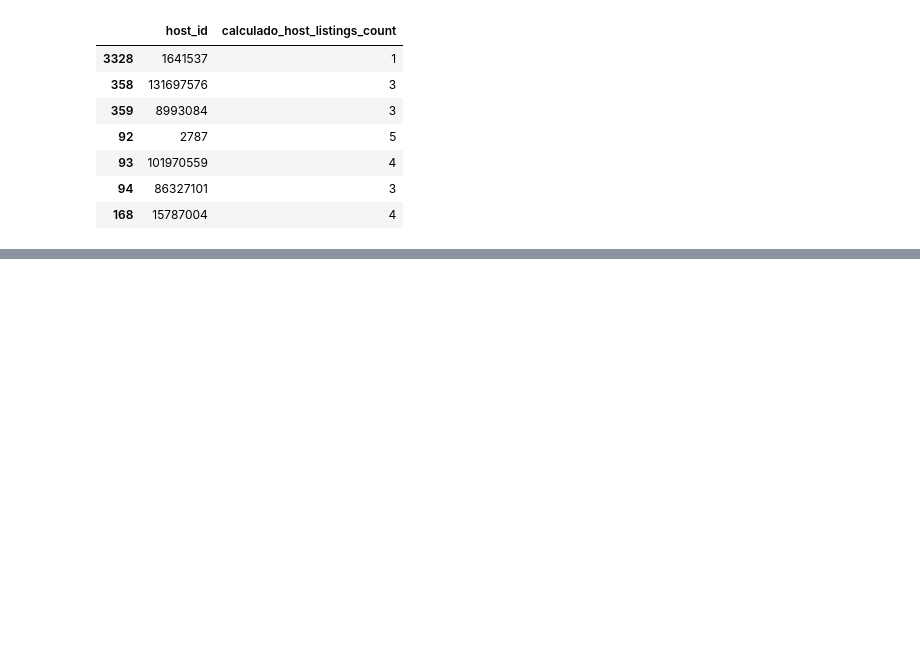
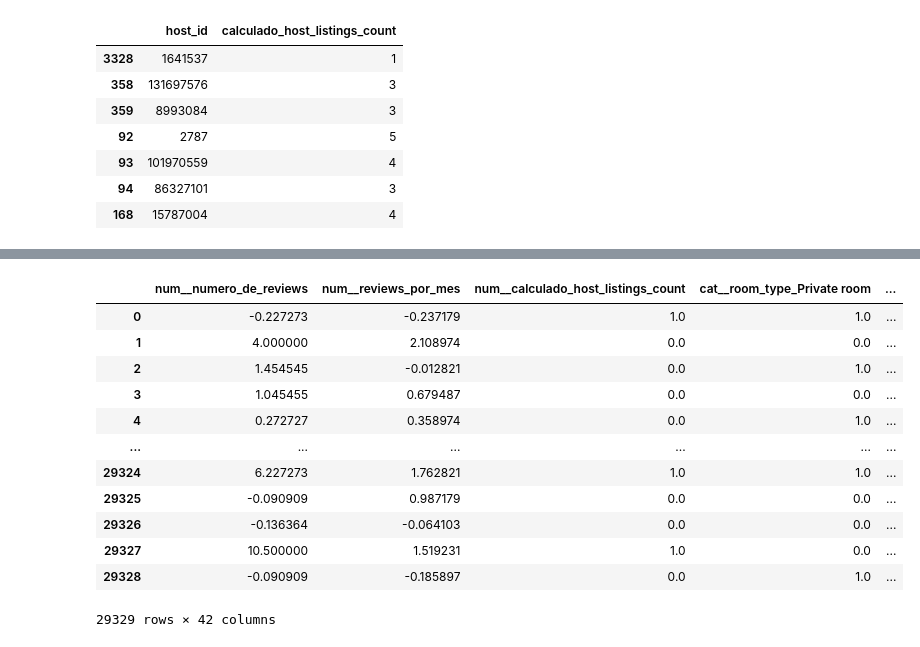
Before and after one commit to AurelioGuilherme/AmbienteDeDesenvolvimento, a Jupyter notebook: Notebooks/data_preparation.ipynb, the cells around one changed output, grey strips where cells are left out. Drawn from its saved outputs; the diff is of its cells as text; code cells hidden in the pictures; blank space fills up the shorter version.

Commit message:
update data preparation
Conclusão data preparation

```diff
--- a/Notebooks/data_preparation.ipynb
+++ b/Notebooks/data_preparation.ipynb
@@ -10,6 +9,9 @@ import matplotlib.pyplot as plt
 # %%
 # Leitura dos dados
 df = pd.read_csv('../Data/teste_indicium_precificacao.csv')
+
+# Salvando um dataframe copia para leitura dos dados originais
+df_copia = df.copy()
 df.head()
 # %% [output]
 |  | id | nome | host_id | host_name | bairro_group | bairro | latitude | longitude | room_type | price | ... |
@@ -274,7 +283,7 @@ len(df[df['price'] == 0])
 # %% [output]
 11
 # %%
-df = df[df['price'] != 0]
+df = df[df['price'] > 0]
 # %% [markdown]
 ### Corrigindo a contagem de calculado_host_listings_count
 # %% [markdown]
@@ -407,0 +481,50 @@ df[['bairro_group',
+# %%
+df = df_copia.copy()
+
+features_numericas = ['numero_de_reviews',
+                      'reviews_por_mes',
+                      'calculado_host_listings_count']
+
+features_categoricas = [
+    'room_type',
+    'bairro_group',
+    'minimo_noites_categorico',
+    'disponibilidade_365_categorico',
+    'ultima_review_semestre',
+    'valor_preenchido']
+
+cleaner_data = TransformData(df, features_categoricas, features_numericas)
+X, y  = cleaner_data.fit_transform()
+
+X_train, X_temp, y_train, y_temp = train_test_split(X, y, train_size=0.6, random_state=42)
+X_calib, X_test, y_calib, y_test = train_test_split(X_temp, y_temp, test_size=0.5, random_state=42)
+
+transformer = ColumnTransformer(
+    transformers=[
+        # Padronização features numéricas com RobustScaler
+        ('num', RobustScaler(), features_numericas),
+        # Encondingg das features categóricas com OneHotEncoder
+        ('cat', OneHotEncoder(drop='first', handle_unknown='ignore'), features_categoricas)
+    ])
+
+transformer.fit(X_train)
+
+X_train = transformer.transform(X_train)
+X_test = transformer.transform(X_test)
+X_calib = transformer.transform(X_calib)
+# %%
+pd.DataFrame(X_train.toarray(), columns=transformer.get_feature_names_out())
+# %% [output]
+|  | num__numero_de_reviews | num__reviews_por_mes | num__calculado_host_listings_count | cat__room_type_Private room | ... |
+| 0 | -0.227273 | -0.237179 | 1.0 | 1.0 | ... |
+| 1 | 4.000000 | 2.108974 | 0.0 | 0.0 | ... |
+| 2 | 1.454545 | -0.012821 | 0.0 | 1.0 | ... |
+| 3 | 1.045455 | 0.679487 | 0.0 | 0.0 | ... |
+| 4 | 0.272727 | 0.358974 | 0.0 | 1.0 | ... |
+| ... | ... | ... | ... | ... | ... |
+| 29324 | 6.227273 | 1.762821 | 1.0 | 1.0 | ... |
+| 29325 | -0.090909 | 0.987179 | 0.0 | 0.0 | ... |
+| 29326 | -0.136364 | -0.064103 | 0.0 | 0.0 | ... |
+| 29327 | 10.500000 | 1.519231 | 1.0 | 0.0 | ... |
+| 29328 | -0.090909 | -0.185897 | 0.0 | 1.0 | ... |
+29329 rows × 42 columns
```
Also changed, not shown: parts of 10 cells of this notebook, 3 other files.
